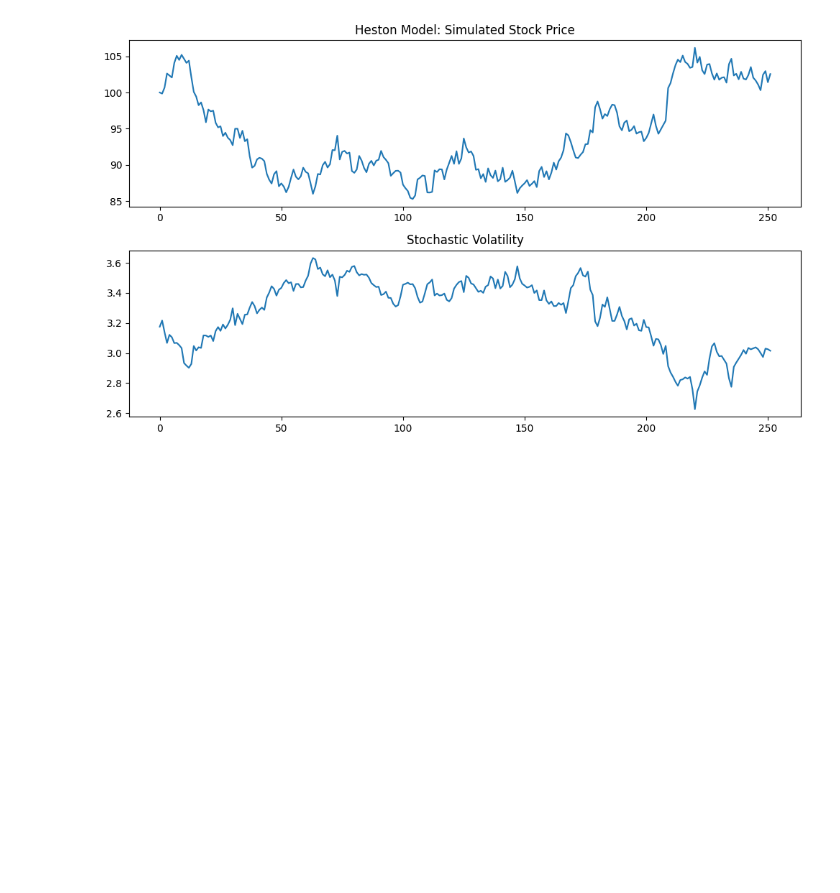
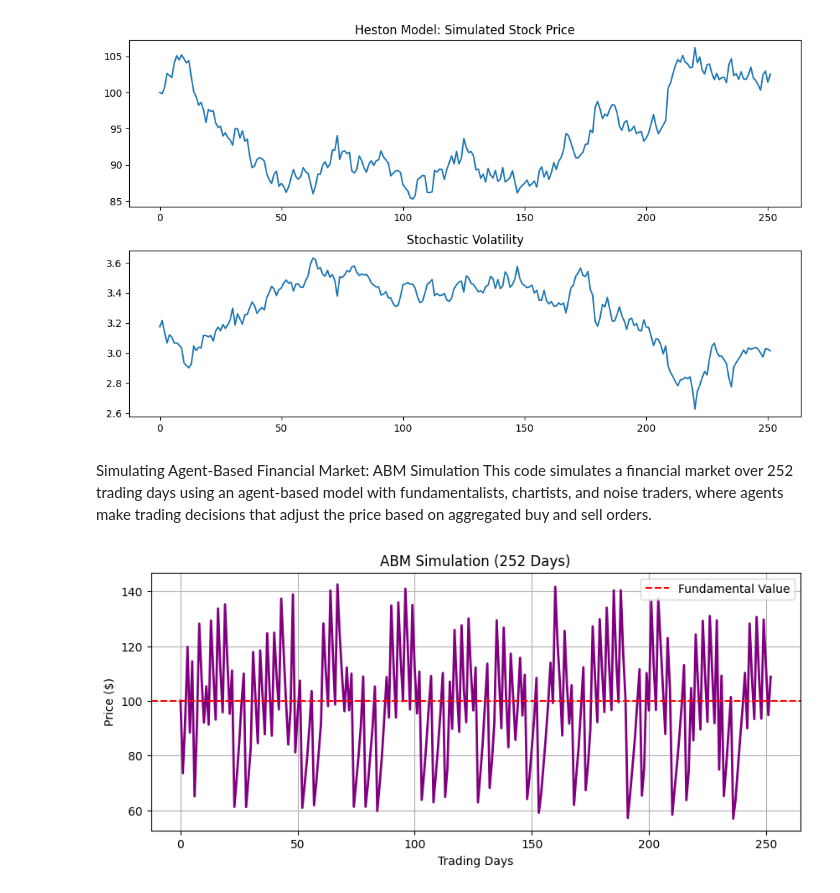
Before and after one commit to Vaibhavkkm/Financial-Market-Analysis, a Jupyter notebook: FinancialMarketAnalysis.ipynb, the cells around one changed output. Drawn from its saved outputs; the diff is of its cells as text; code cells hidden in the pictures; blank space fills up the shorter version.

```diff
--- a/FinancialMarketAnalysis.ipynb
+++ b/FinancialMarketAnalysis.ipynb
@@ -49,3 +84,77 @@ plt.tight_layout()
 plt.show()
 # %% [output]
 [figure]
+# %% [markdown]
+Simulating Agent-Based Financial Market: ABM Simulation
+This code simulates a financial market over 252 trading days using an agent-based model with fundamentalists, chartists, and noise traders, where agents make trading decisions that adjust the price based on aggregated buy and sell orders.
+# %%
+import numpy as np
+import matplotlib.pyplot as plt
+
+class Agent:
+    def __init__(self, agent_type, risk_aversion):
+        self.type = agent_type
+        self.risk_aversion = risk_aversion
+        self.wealth = 1000
+
+    def decide_order(self, current_price, historical_prices):
+        if self.type == 'fundamentalist':
+            fundamental_value = 100  # Baseline value
+            if current_price < fundamental_value:
+                return 'buy', np.random.randint(5, 15)  # Buy more if undervalued
+            else:
+                return 'sell', np.random.randint(5, 15)
+        elif self.type == 'chartist':
+            if len(historical_prices) > 5:
+                trend = np.mean(historical_prices[-5:]) > np.mean(historical_prices[-10:-5])
+                return 'buy' if trend else 'sell', np.random.randint(3, 8)
+            else:
+                return 'hold', 0
+        else:  # Noise trader
+            return np.random.choice(['buy', 'sell']), np.random.randint(1, 5)
+
+def simulate_abm(num_agents=200, days=252):
+    agents = [
+        Agent(
+            agent_type=np.random.choice(['fundamentalist', 'chartist', 'noise'], p=[0.3, 0.3, 0.4]),
+            risk_aversion=np.random.uniform(0.1, 0.5)
+        )
+        for _ in range(num_agents)
+    ]
+
+    price = 100
+    historical_prices = [price]
+
+    for day in range(days):
+        buy_orders = 0
+        sell_orders = 0
+
+        for agent in agents:
+            action, quantity = agent.decide_order(price, historical_prices)
+            if action == 'buy':
+                buy_orders += quantity
+            elif action == 'sell':
+                sell_orders += quantity
+
+        # Smoother price adjustment (reduce sensitivity)
+        excess_demand = buy_orders - sell_orders
+        price = price * (1 + 0.0005 * excess_demand)  # Reduced from 0.001 to 0.0005
+        historical_prices.append(price)
+
+    return historical_prices
+
+# Simulate and plot
+np.random.seed(42)
+prices = simulate_abm(num_agents=200, days=252)
+
+plt.figure(figsize=(10, 4))
+plt.plot(prices, color='purple', linewidth=2)
+plt.title("ABM Simulation (252 Days)")
+plt.xlabel("Trading Days")
+plt.ylabel("Price ($)")
+plt.grid(True)
+plt.axhline(100, linestyle='--', color='red', label='Fundamental Value')
+plt.legend()
+plt.show()
+# %% [output]
+[figure, added]
```
Also changed, not shown: parts of 2 cells of this notebook.
